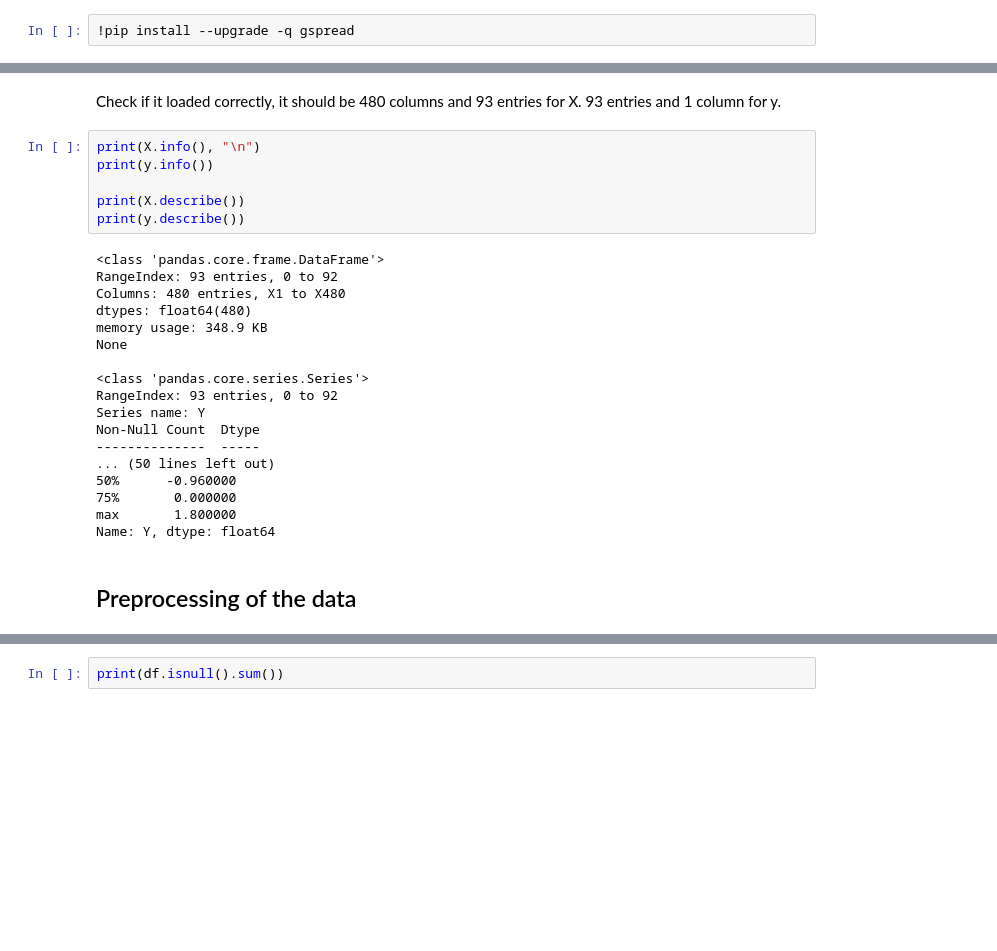
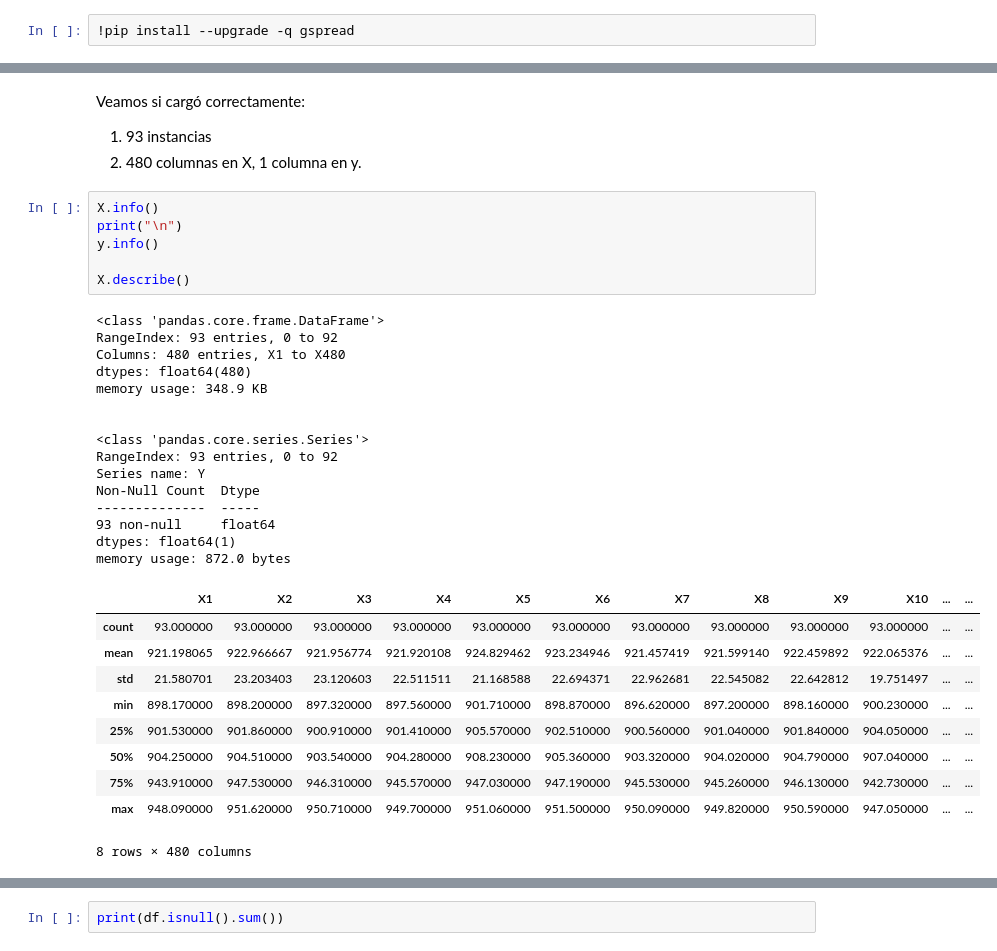
Before and after one commit to boredanon/machine-learning2023-2, a Jupyter notebook: proyecto_ML_José_del_Solar.ipynb, the cells around one changed output, grey strips where cells are left out. Saved outputs shown, nothing was run; the diff lists cells and outputs as text; blank space fills up the shorter version.

```diff
--- a/proyecto_ML_José_del_Solar.ipynb
+++ b/proyecto_ML_José_del_Solar.ipynb
@@ -48,31 +44,40 @@ y = df['Y']
 X = X.astype(float)
 y = y.astype(float)
-# %% [markdown]
-Check if it loaded correctly, it should be 480 columns and 93 entries for X.
-93 entries and 1 column for y.
+# %% [markdown]
+Veamos si cargó correctamente:
+
+
+1.   93 instancias
+2.   480 columnas en X, 1 columna en y.
 # %%
-print(X.info(), "\n")
-print(y.info())
+X.info()
+print("\n")
+y.info()
 
-print(X.describe())
-print(y.describe())
+X.describe()
 # %% [output]
 <class 'pandas.core.frame.DataFrame'>
 RangeIndex: 93 entries, 0 to 92
 Columns: 480 entries, X1 to X480
 dtypes: float64(480)
 memory usage: 348.9 KB
-None
+
 
 <class 'pandas.core.series.Series'>
 RangeIndex: 93 entries, 0 to 92
 Series name: Y
 Non-Null Count  Dtype
 --------------  -----
-... (50 lines left out)
-50%      -0.960000
-75%       0.000000
-max       1.800000
-Name: Y, dtype: float64
+93 non-null     float64
+dtypes: float64(1)
+memory usage: 872.0 bytes
+|  | X1 | X2 | X3 | X4 | X5 | X6 | X7 | X8 | X9 | X10 | ... | ... |
+| count | 93.000000 | 93.000000 | 93.000000 | 93.000000 | 93.000000 | 93.000000 | 93.000000 | 93.000000 | 93.000000 | 93.000000 | ... | ... |
+| mean | 921.198065 | 922.966667 | 921.956774 | 921.920108 | 924.829462 | 923.234946 | 921.457419 | 921.599140 | 922.459892 | 922.065376 | ... | ... |
+| std | 21.580701 | 23.203403 | 23.120603 | 22.511511 | 21.168588 | 22.694371 | 22.962681 | 22.545082 | 22.642812 | 19.751497 | ... | ... |
+| min | 898.170000 | 898.200000 | 897.320000 | 897.560000 | 901.710000 | 898.870000 | 896.620000 | 897.200000 | 898.160000 | 900.230000 | ... | ... |
+| 25% | 901.530000 | 901.860000 | 900.910000 | 901.410000 | 905.570000 | 902.510000 | 900.560000 | 901.040000 | 901.840000 | 904.050000 | ... | ... |
+| 50% | 904.250000 | 904.510000 | 903.540000 | 904.280000 | 908.230000 | 905.360000 | 903.320000 | 904.020000 | 904.790000 | 907.040000 | ... | ... |
+| 75% | 943.910000 | 947.530000 | 946.310000 | 945.570000 | 947.030000 | 947.190000 | 945.530000 | 945.260000 | 946.130000 | 942.730000 | ... | ... |
+| max | 948.090000 | 951.620000 | 950.710000 | 949.700000 | 951.060000 | 951.500000 | 950.090000 | 949.820000 | 950.590000 | 947.050000 | ... | ... |
+8 rows × 480 columns
-# %% [markdown]
-## Preprocessing of the data
```
Also changed, not shown: parts of 30 cells of this notebook.
